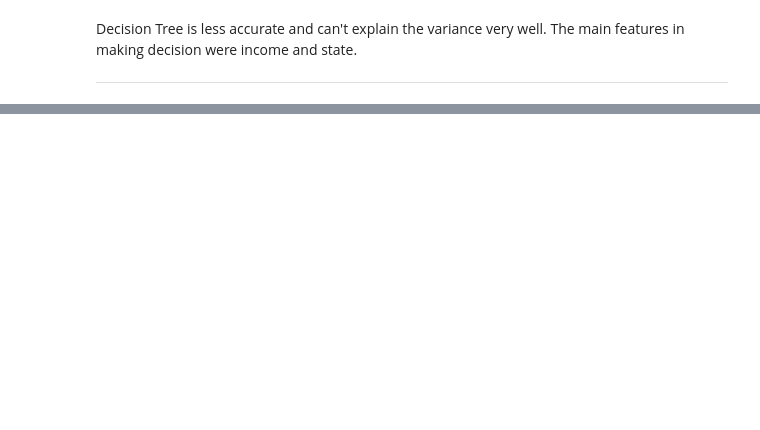
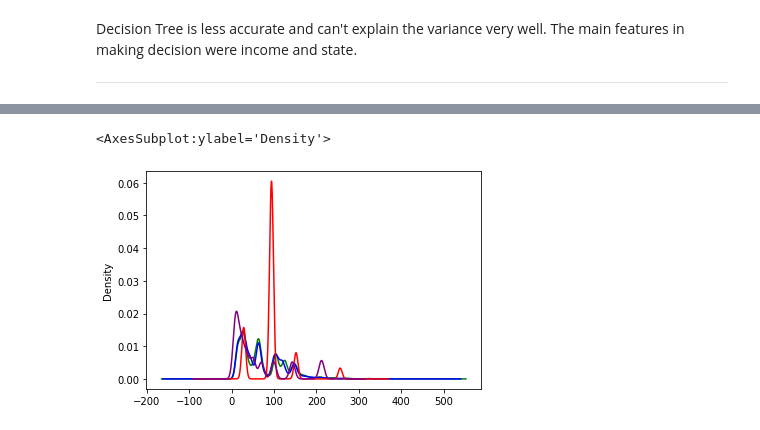
Before and after one commit to jacobweiss2305/ltv-model, a Jupyter notebook: model/notebooks/main.ipynb, the cells around one changed output, grey strips where cells are left out. Cells and saved outputs as stored; diff of their text form; code cells hidden in the pictures; blank space fills up the shorter version.

```diff
--- a/model/notebooks/main.ipynb
+++ b/model/notebooks/main.ipynb
@@ -626,0 +691,3 @@ MemoryError: Unable to allocate 10.4 TiB for an array with shape (90, 1587570840
+# %%
+bn = bn.fit_node_states(discretised_data)
+bn = bn.fit_cpds(train, method="BayesianEstimator", bayes_prior="K2")
@@ -626,0 +696,3 @@ MemoryError: Unable to allocate 10.4 TiB for an array with shape (90, 1587570840
+# %%
+predictions = bn.predict(discretised_data, "rolling_6_month_ltv")
+predictions.head()
@@ -626,0 +708,4 @@ MemoryError: Unable to allocate 10.4 TiB for an array with shape (90, 1587570840
+# %%
+pred_map = dict(zip(predictions['rolling_6_month_ltv_prediction'].sort_values().unique(), [aggregated_peaks['rolling_6_month_ltv'].quantile(i) for i in np.arange(.1, 1., .1)]))
+predictions['bayes_ltv_prediction'] = predictions['rolling_6_month_ltv_prediction'].replace(pred_map)
+predictions.head()
@@ -626,0 +771,8 @@ MemoryError: Unable to allocate 10.4 TiB for an array with shape (90, 1587570840
+# %%
+last_purchase = transactions.groupby('customer_id')['transaction_value'].last()
+feature_table['gradBoostReg_pred'] = gradBoostReg.predict(feature_table[["state_label", "income", "is_married_label", "age"]])
+feature_table['decisionTree_pred'] = decisionTree.predict(feature_table[[i for i in list(feature_table) if 'rolling_6_month_ltv' not in i and 'pred' not in i]])
+non_agg_peak_preds = feature_table.groupby(level=0)[['gradBoostReg_pred','decisionTree_pred']].mean()
+aggregated_peaks['gradBoostRegPeaks_pred'] = gradBoostRegPeaks.predict(aggregated_peaks[["state_label", "income", "is_married_label", "age"]])
+
+inference = pd.concat([non_agg_peak_preds, aggregated_peaks['gradBoostRegPeaks_pred'], predictions['bayes_ltv_prediction']], axis = 1)
@@ -626,0 +788,8 @@ MemoryError: Unable to allocate 10.4 TiB for an array with shape (90, 1587570840
+# %%
+inference.gradBoostReg_pred.plot.density(color='green')
+inference.gradBoostRegPeaks_pred.plot.density(color='blue')
+inference.decisionTree_pred.plot.density(color='red')
+inference.bayes_ltv_prediction.plot.density(color='purple')
+# %% [output]
+<AxesSubplot:ylabel='Density'>
+[figure, added]
```
Also changed, not shown: parts of 58 cells of this notebook, 1 other file.
